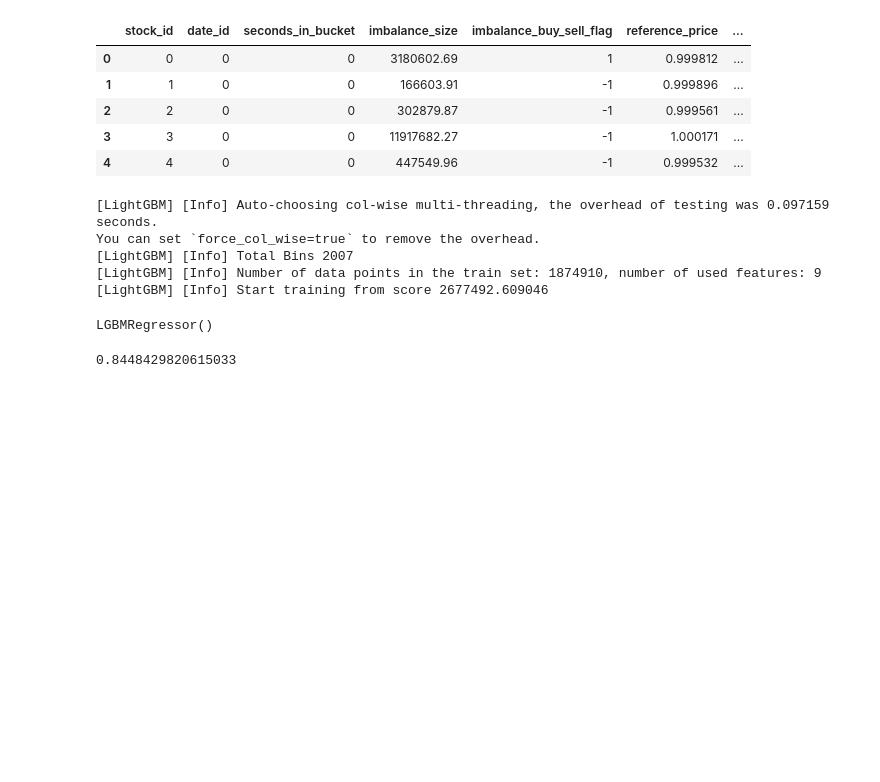
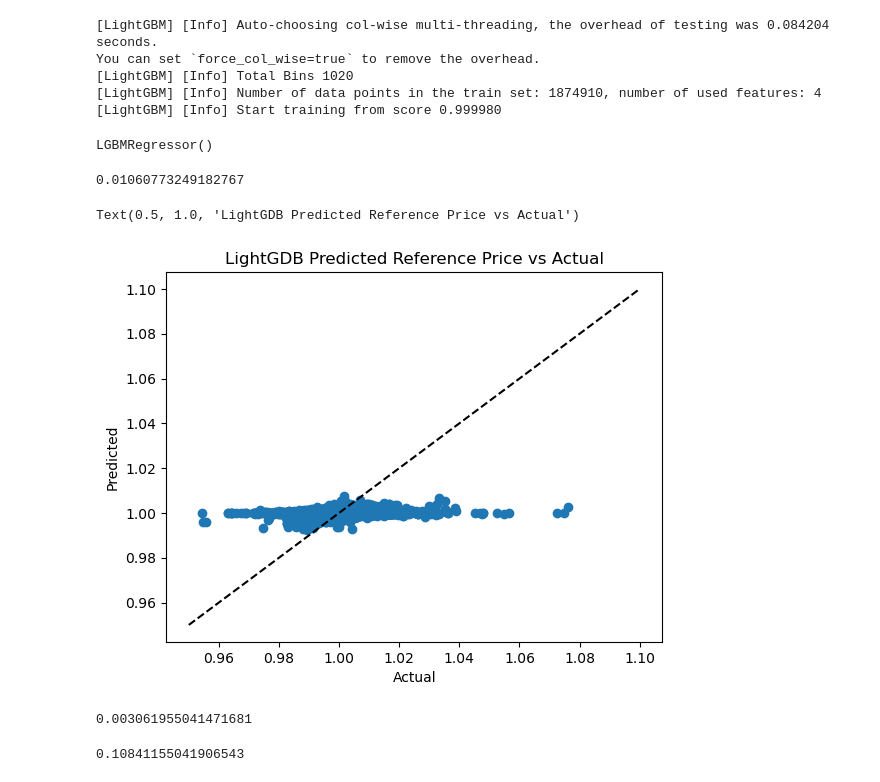
Before and after one commit to rcookie777/machine-learning-optiver, a Jupyter notebook: lightgbm_implementation.ipynb, the cells around one changed output. Drawn from its saved outputs; the diff is of its cells as text; code cells hidden in the pictures; blank space fills up the shorter version.

```diff
--- a/lightgbm_implementation.ipynb
+++ b/lightgbm_implementation.ipynb
@@ -13,13 +14,6 @@ from lightgbm import LGBMRegressor
 df = pd.read_csv("train.csv")
 
 # dropping necessary columns to avoid data leakage
-df = df.drop(["near_price","bid_price","ask_price","target","wap"], axis = 1)
-
-df.head()
+df = df.dropna()
+df['spread'] = df['ask_price'] - df['bid_price']
+features_df = df[['bid_size', 'ask_size','imbalance_size','matched_size']]
-# %% [output]
-|  | stock_id | date_id | seconds_in_bucket | imbalance_size | imbalance_buy_sell_flag | reference_price | ... |
-| 0 | 0 | 0 | 0 | 3180602.69 | 1 | 0.999812 | ... |
-| 1 | 1 | 0 | 0 | 166603.91 | -1 | 0.999896 | ... |
-| 2 | 2 | 0 | 0 | 302879.87 | -1 | 0.999561 | ... |
-| 3 | 3 | 0 | 0 | 11917682.27 | -1 | 1.000171 | ... |
-| 4 | 4 | 0 | 0 | 447549.96 | -1 | 0.999532 | ... |
@@ -33,9 +20,12 @@ num_vals = num_vals.dropna()
+# %%
+# isolating numerical values
+num_vals = df[['bid_size', 'ask_size','imbalance_size','matched_size','reference_price']]
 # %%
 # creating test-train split
-X = num_vals.drop(["imbalance_size","imbalance_buy_sell_flag"], axis = 1)
+X = features_df
 
 # created response variable array
-y = num_vals["imbalance_size"]
+y = num_vals["reference_price"]
 
 X_tr, X_tst, y_tr, y_tst = train_test_split(X, y, test_size=0.2)
 # %%
@@ -43,15 +33,37 @@ X_tr, X_tst, y_tr, y_tst = train_test_split(X, y, test_size=0.2)
 lgbmod = LGBMRegressor()
 lgbmod.fit(X_tr,y_tr)
 # %% [output]
-[LightGBM] [Info] Auto-choosing col-wise multi-threading, the overhead of testing was 0.097159 seconds.
+[LightGBM] [Info] Auto-choosing col-wise multi-threading, the overhead of testing was 0.084204 seconds.
 You can set `force_col_wise=true` to remove the overhead.
-[LightGBM] [Info] Total Bins 2007
-[LightGBM] [Info] Number of data points in the train set: 1874910, number of used features: 9
-[LightGBM] [Info] Start training from score 2677492.609046
+[LightGBM] [Info] Total Bins 1020
+[LightGBM] [Info] Number of data points in the train set: 1874910, number of used features: 4
+[LightGBM] [Info] Start training from score 0.999980
 LGBMRegressor()
 # %%
 # evaluating accuracy of model
 accuracy = lgbmod.score(X_tst, y_tst)
 print(accuracy)
 # %% [output]
-0.8448429820615033
+0.01060773249182767
+# %%
+y_hat = lgbmod.predict(X_tst)
+# %%
+plt.plot(y_tst, y_hat, linestyle="None", marker = "o")
+plt.plot(np.linspace(0.95,1.1, 10), np.linspace(0.95,1.1, 10),
+         color = "black", linestyle = "--")
+plt.xlabel("Actual")
+plt.ylabel("Predicted")
+plt.title("LightGDB Predicted Reference Price vs Actual")
+# %% [output]
+Text(0.5, 1.0, 'LightGDB Predicted Reference Price vs Actual')
+[figure, added]
+# %%
+# rmse with removed features
+rmse_subset = np.sqrt(mean_squared_error(y_tst, y_hat))
+print(rmse_subset)
+# %% [output]
+0.003061955041471681
+# %%
+pearsonr(y_hat,y_tst)[0]
+# %% [output]
+0.10841155041906543
```
Also changed, not shown: parts of 2 cells of this notebook, 1 other file.
